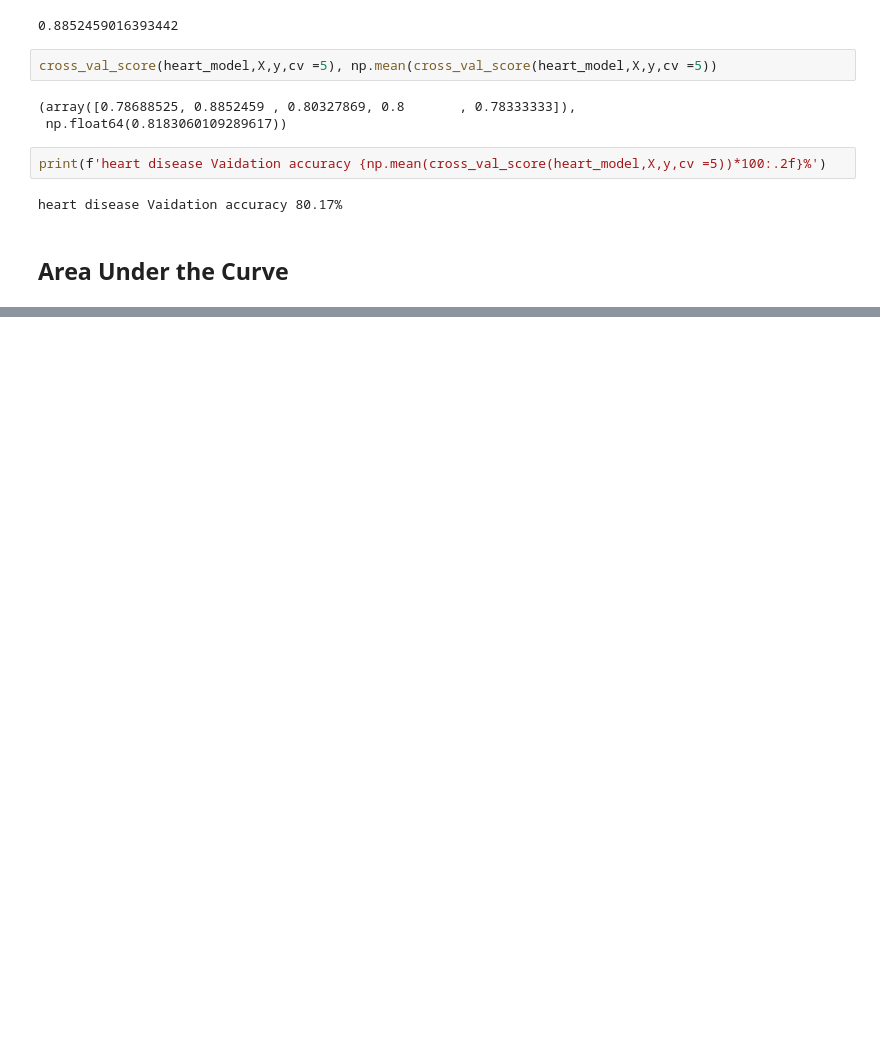
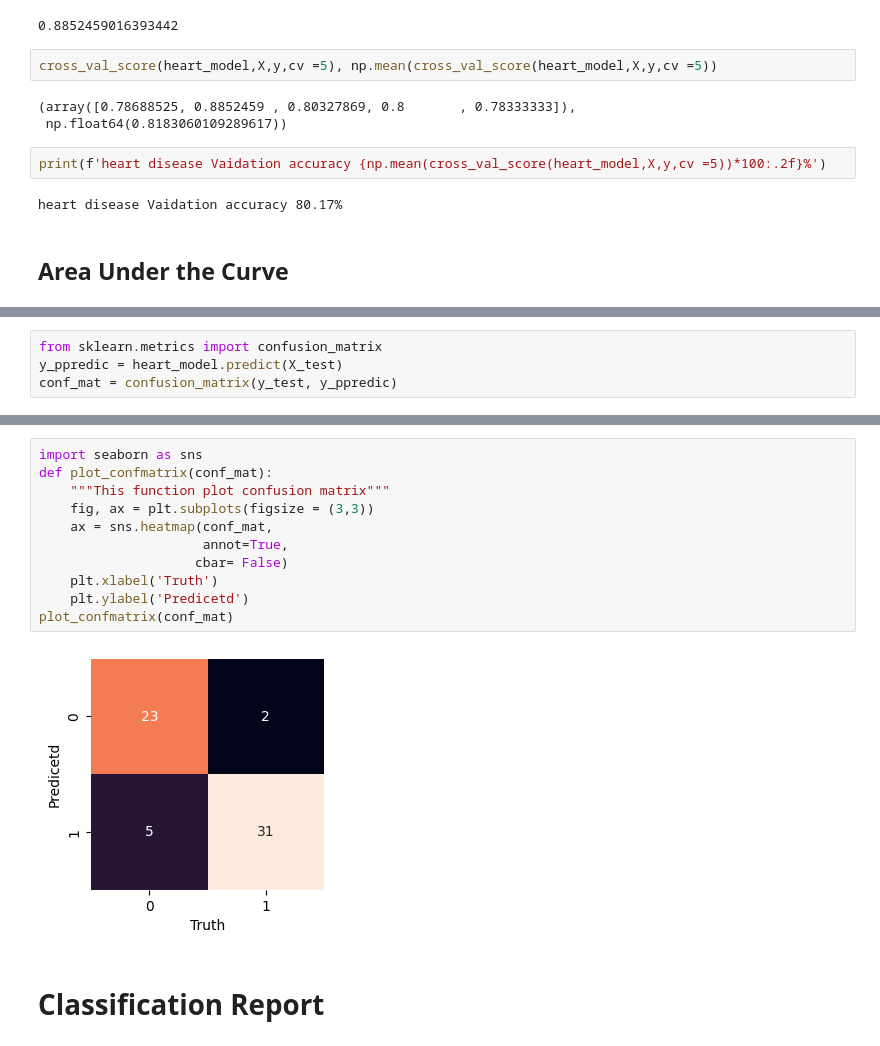
Before and after one commit to MuhammadRehanKhalid/Ehunar_ML_AI, a Jupyter notebook: M_10_Evaluating_ML_Model.ipynb, the cells around one changed output, grey strips where cells are left out. Saved outputs shown, nothing was run; the diff lists cells and outputs as text; blank space fills up the shorter version.

```diff
--- a/M_10_Evaluating_ML_Model.ipynb
+++ b/M_10_Evaluating_ML_Model.ipynb
@@ -148,0 +189,4 @@ fpr, tpr, threshold
+# %%
+from sklearn.metrics import confusion_matrix
+y_ppredic = heart_model.predict(X_test)
+conf_mat = confusion_matrix(y_test, y_ppredic)
@@ -148,0 +208,15 @@ fpr, tpr, threshold
+# %%
+import seaborn as sns
+def plot_confmatrix(conf_mat):
+    """This function plot confusion matrix"""
+    fig, ax = plt.subplots(figsize = (3,3))
+    ax = sns.heatmap(conf_mat,
+                     annot=True,
+                    cbar= False)
+    plt.xlabel('Truth')
+    plt.ylabel('Predicetd')
+plot_confmatrix(conf_mat)
+# %% [output]
+[figure, added]
+# %% [markdown]
+# Classification Report
```
Also changed, not shown: parts of 11 cells of this notebook.
